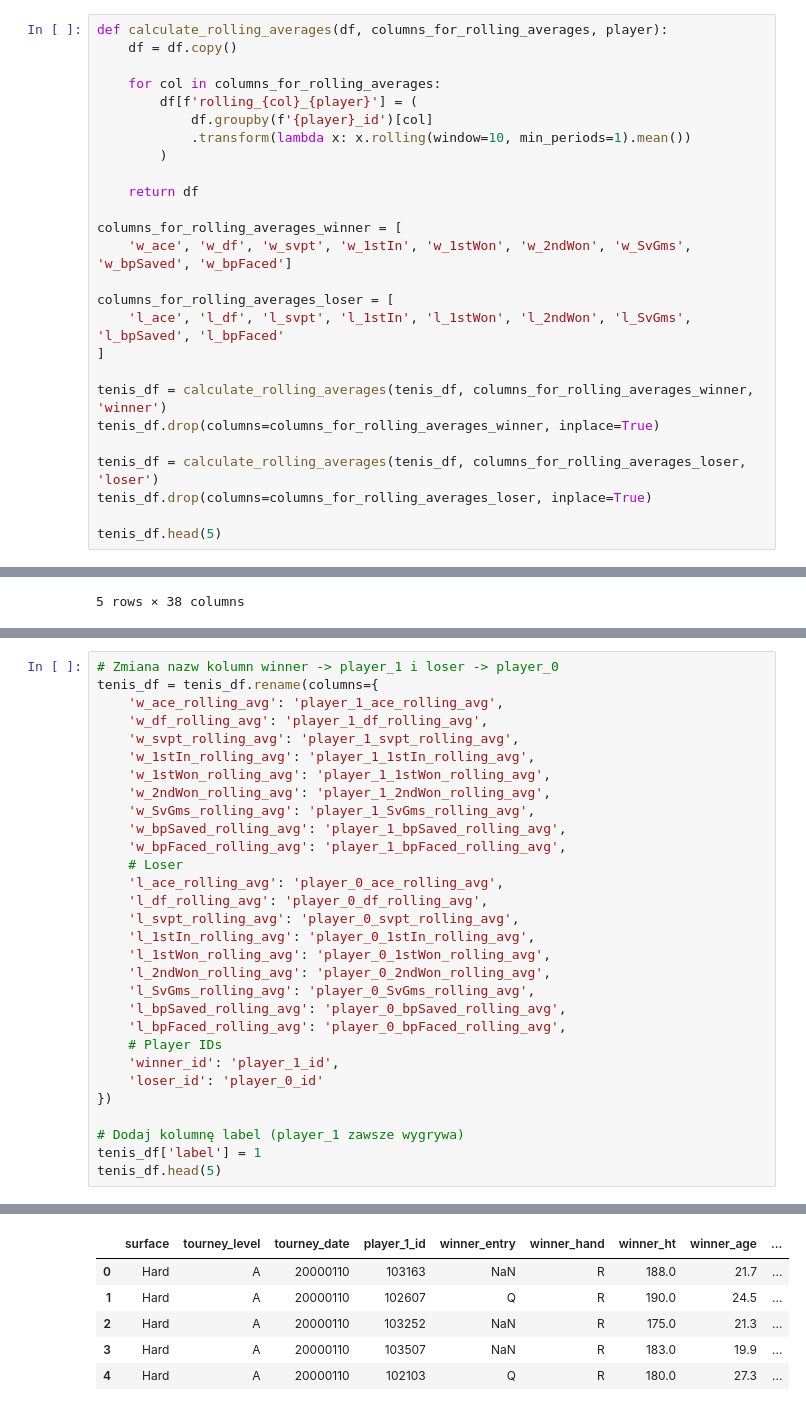
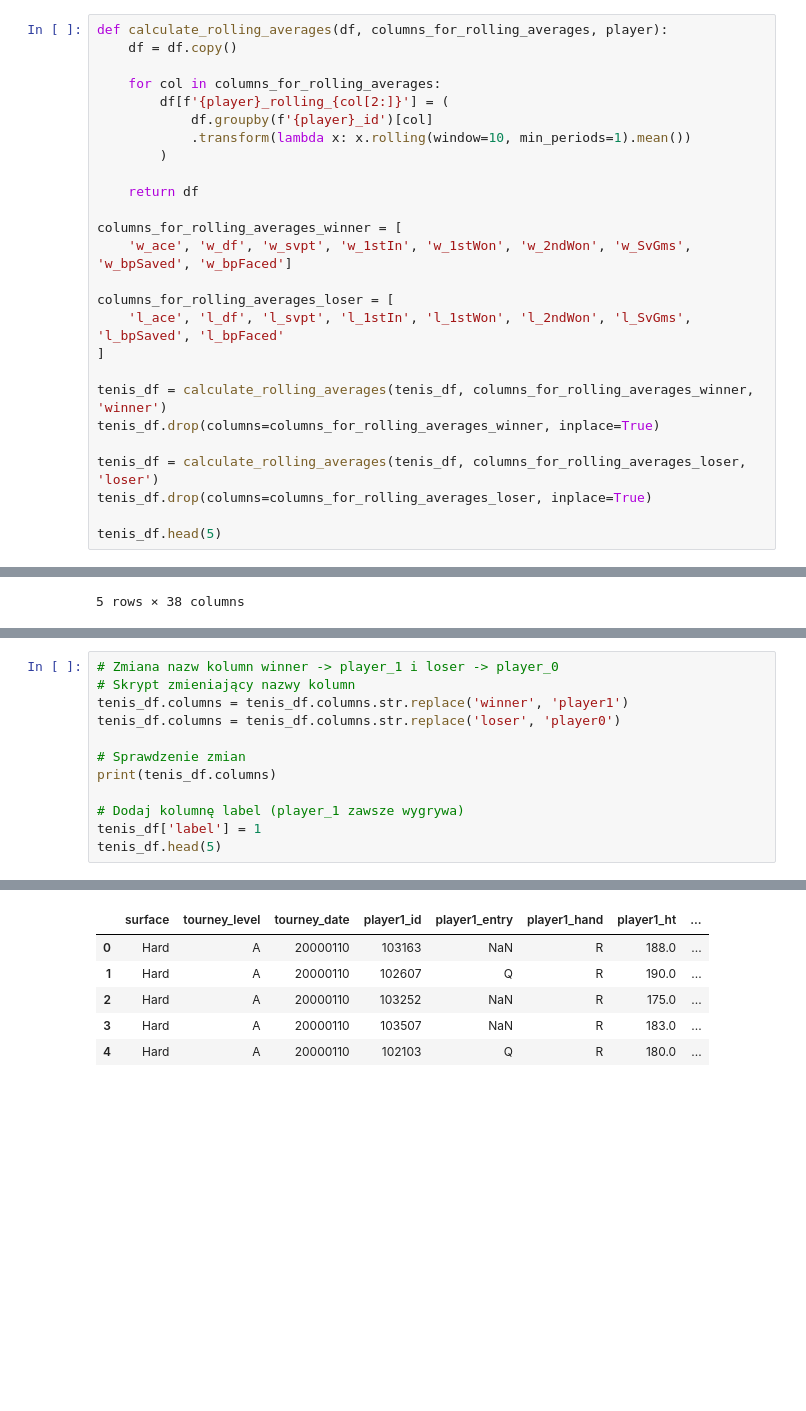
Before and after one commit to stachu213/SiProjekt, a Jupyter notebook: data_eng.ipynb, the cells around one changed output, grey strips where cells are left out. Cells and saved outputs as stored; diff of their text form; blank space fills up the shorter version.

```diff
--- a/data_eng.ipynb
+++ b/data_eng.ipynb
@@ -41,7 +41,7 @@ def calculate_rolling_averages(df, columns_for_rolling_averages, player):
     df = df.copy()
 
     for col in columns_for_rolling_averages:
-        df[f'rolling_{col}_{player}'] = (
+        df[f'{player}_rolling_{col[2:]}'] = (
             df.groupby(f'{player}_id')[col]
             .transform(lambda x: x.rolling(window=10, min_periods=1).mean())
         )
@@ -88,30 +87,12 @@ Index(['surface', 'tourney_level', 'tourney_date', 'winner_id', 'winner_entry',
       dtype='object')
 # %%
 # Zmiana nazw kolumn winner -> player_1 i loser -> player_0
-tenis_df = tenis_df.rename(columns={
-    'w_ace_rolling_avg': 'player_1_ace_rolling_avg',
-    'w_df_rolling_avg': 'player_1_df_rolling_avg',
-    'w_svpt_rolling_avg': 'player_1_svpt_rolling_avg',
-    'w_1stIn_rolling_avg': 'player_1_1stIn_rolling_avg',
-    'w_1stWon_rolling_avg': 'player_1_1stWon_rolling_avg',
-    'w_2ndWon_rolling_avg': 'player_1_2ndWon_rolling_avg',
-    'w_SvGms_rolling_avg': 'player_1_SvGms_rolling_avg',
-    'w_bpSaved_rolling_avg': 'player_1_bpSaved_rolling_avg',
-    'w_bpFaced_rolling_avg': 'player_1_bpFaced_rolling_avg',
-    # Loser
-    'l_ace_rolling_avg': 'player_0_ace_rolling_avg',
-    'l_df_rolling_avg': 'player_0_df_rolling_avg',
-    'l_svpt_rolling_avg': 'player_0_svpt_rolling_avg',
-    'l_1stIn_rolling_avg': 'player_0_1stIn_rolling_avg',
-    'l_1stWon_rolling_avg': 'player_0_1stWon_rolling_avg',
-    'l_2ndWon_rolling_avg': 'player_0_2ndWon_rolling_avg',
-    'l_SvGms_rolling_avg': 'player_0_SvGms_rolling_avg',
-    'l_bpSaved_rolling_avg': 'player_0_bpSaved_rolling_avg',
-    'l_bpFaced_rolling_avg': 'player_0_bpFaced_rolling_avg',
-    # Player IDs
-    'winner_id': 'player_1_id',
-    'loser_id': 'player_0_id'
-})
+# Skrypt zmieniający nazwy kolumn
+tenis_df.columns = tenis_df.columns.str.replace('winner', 'player1')
+tenis_df.columns = tenis_df.columns.str.replace('loser', 'player0')
+
+# Sprawdzenie zmian
+print(tenis_df.columns)
 
 # Dodaj kolumnę label (player_1 zawsze wygrywa)
 tenis_df['label'] = 1
@@ -120,6 +115,6 @@ tenis_df.head(5)
-|  | surface | tourney_level | tourney_date | player_1_id | winner_entry | winner_hand | winner_ht | winner_age | ... |
-| 0 | Hard | A | 20000110 | 103163 | NaN | R | 188.0 | 21.7 | ... |
-| 1 | Hard | A | 20000110 | 102607 | Q | R | 190.0 | 24.5 | ... |
-| 2 | Hard | A | 20000110 | 103252 | NaN | R | 175.0 | 21.3 | ... |
-| 3 | Hard | A | 20000110 | 103507 | NaN | R | 183.0 | 19.9 | ... |
-| 4 | Hard | A | 20000110 | 102103 | Q | R | 180.0 | 27.3 | ... |
+|  | surface | tourney_level | tourney_date | player1_id | player1_entry | player1_hand | player1_ht | ... |
+| 0 | Hard | A | 20000110 | 103163 | NaN | R | 188.0 | ... |
+| 1 | Hard | A | 20000110 | 102607 | Q | R | 190.0 | ... |
+| 2 | Hard | A | 20000110 | 103252 | NaN | R | 175.0 | ... |
+| 3 | Hard | A | 20000110 | 103507 | NaN | R | 183.0 | ... |
+| 4 | Hard | A | 20000110 | 102103 | Q | R | 180.0 | ... |
```
Also changed, not shown: parts of 5 cells of this notebook, 1 other file.
